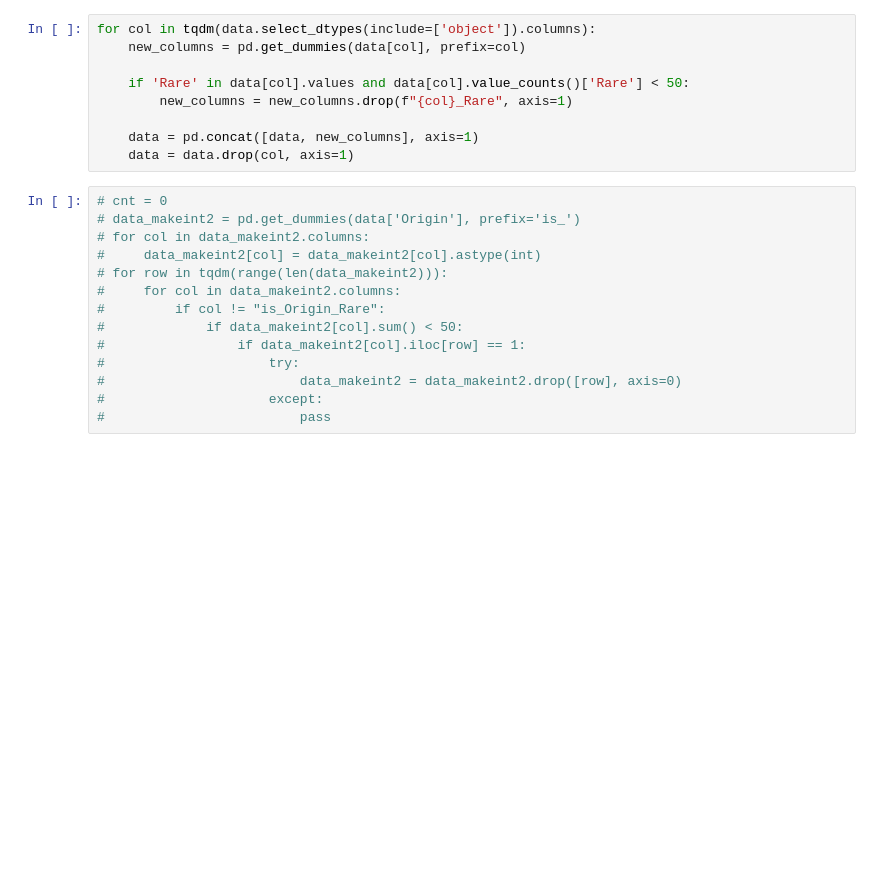
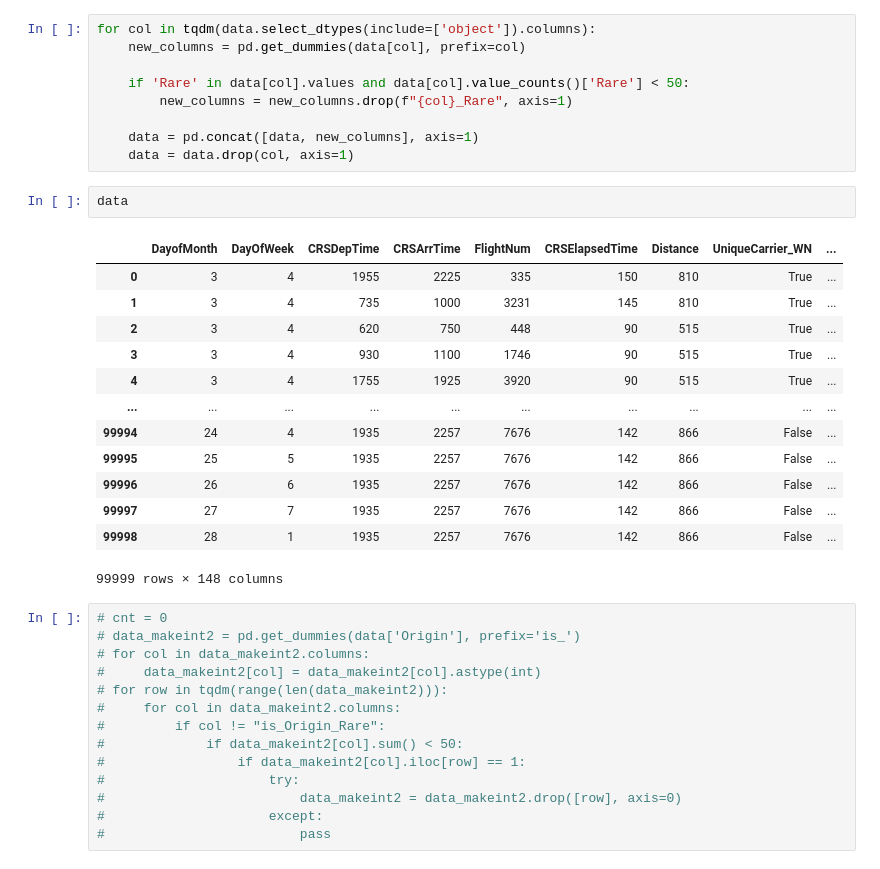
Before and after one commit to MaxTernat0r/ML_9_study, a Jupyter notebook: topic_6/9fc11ec3-fe29-4faa-b01b-ab99378924b5.ipynb, the cells around one changed output. Saved outputs shown, nothing was run; the diff lists cells and outputs as text; blank space fills up the shorter version.

```diff
--- a/topic_6/9fc11ec3-fe29-4faa-b01b-ab99378924b5.ipynb
+++ b/topic_6/9fc11ec3-fe29-4faa-b01b-ab99378924b5.ipynb
@@ -148,6 +164,22 @@ for col in tqdm(data.select_dtypes(include=['object']).columns):
 
     data = pd.concat([data, new_columns], axis=1)
     data = data.drop(col, axis=1)
+# %%
+data
+# %% [output]
+|  | DayofMonth | DayOfWeek | CRSDepTime | CRSArrTime | FlightNum | CRSElapsedTime | Distance | UniqueCarrier_WN | ... |
+| 0 | 3 | 4 | 1955 | 2225 | 335 | 150 | 810 | True | ... |
+| 1 | 3 | 4 | 735 | 1000 | 3231 | 145 | 810 | True | ... |
+| 2 | 3 | 4 | 620 | 750 | 448 | 90 | 515 | True | ... |
+| 3 | 3 | 4 | 930 | 1100 | 1746 | 90 | 515 | True | ... |
+| 4 | 3 | 4 | 1755 | 1925 | 3920 | 90 | 515 | True | ... |
+| ... | ... | ... | ... | ... | ... | ... | ... | ... | ... |
+| 99994 | 24 | 4 | 1935 | 2257 | 7676 | 142 | 866 | False | ... |
+| 99995 | 25 | 5 | 1935 | 2257 | 7676 | 142 | 866 | False | ... |
+| 99996 | 26 | 6 | 1935 | 2257 | 7676 | 142 | 866 | False | ... |
+| 99997 | 27 | 7 | 1935 | 2257 | 7676 | 142 | 866 | False | ... |
+| 99998 | 28 | 1 | 1935 | 2257 | 7676 | 142 | 866 | False | ... |
+99999 rows × 148 columns
 # %%
 # cnt = 0
 # data_makeint2 = pd.get_dummies(data['Origin'], prefix='is_')
```
Also changed, not shown: parts of 7 cells of this notebook.
